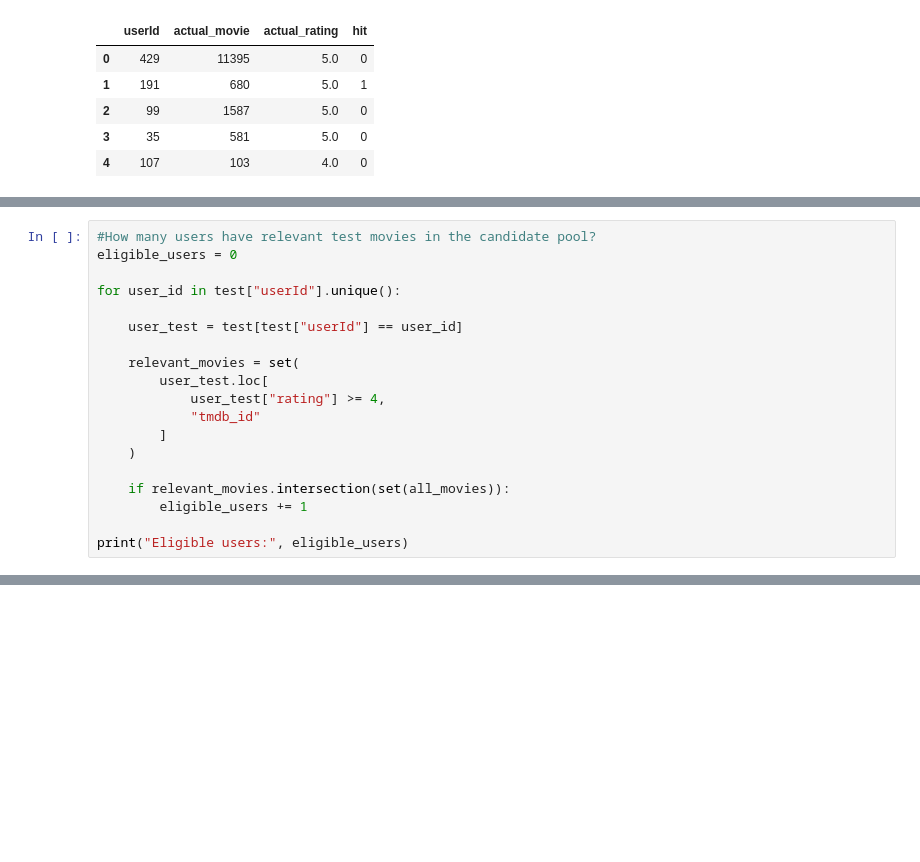
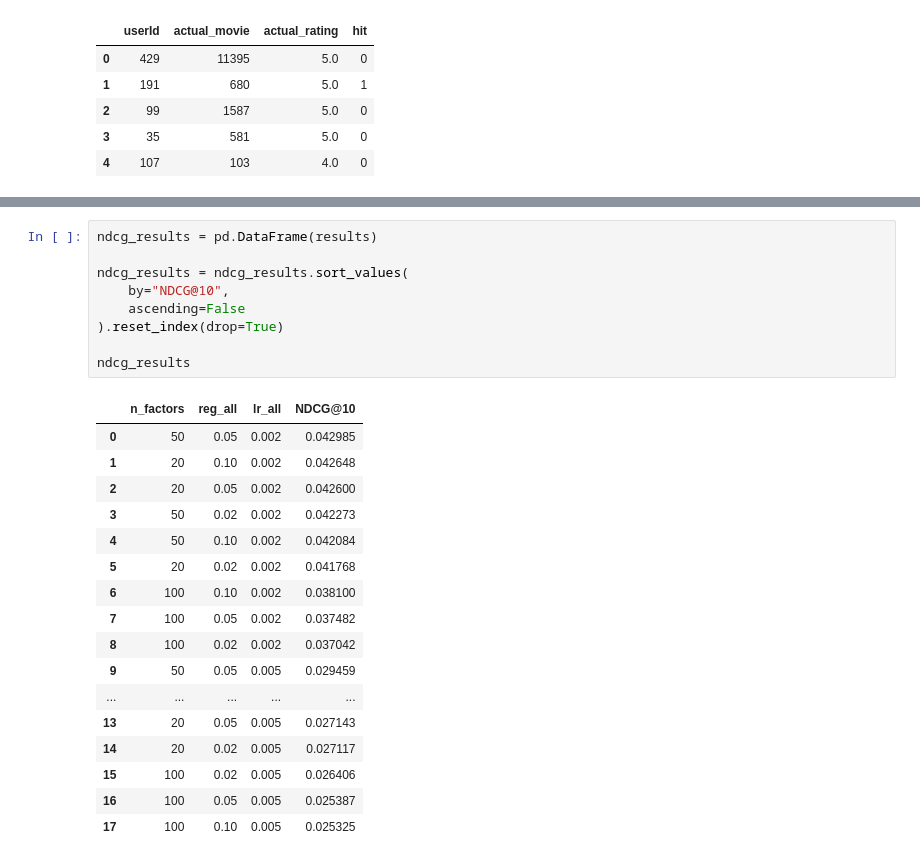
Before and after one commit to AwendyG/Movie-Recommendation-Capstone, a Jupyter notebook: Capstone.ipynb, the cells around one changed output, grey strips where cells are left out. Cells and saved outputs as stored; diff of their text form; blank space fills up the shorter version.

```diff
--- a/Capstone.ipynb
+++ b/Capstone.ipynb
@@ -2465,19 +2383,0 @@ Overlapping test and candidate movies: 607
-# %%
-#How many users have relevant test movies in the candidate pool?
-eligible_users = 0
-
-for user_id in test["userId"].unique():
-
-    user_test = test[test["userId"] == user_id]
-
-    relevant_movies = set(
-        user_test.loc[
-            user_test["rating"] >= 4,
-            "tmdb_id"
-        ]
-    )
-
-    if relevant_movies.intersection(set(all_movies)):
-        eligible_users += 1
-
-print("Eligible users:", eligible_users)
@@ -2626,0 +2893,27 @@ Percentage in top 10: 3.2948929159802307
+# %%
+ndcg_results = pd.DataFrame(results)
+
+ndcg_results = ndcg_results.sort_values(
+    by="NDCG@10",
+    ascending=False
+).reset_index(drop=True)
+
+ndcg_results
+# %% [output]
+|  | n_factors | reg_all | lr_all | NDCG@10 |
+| 0 | 50 | 0.05 | 0.002 | 0.042985 |
+| 1 | 20 | 0.10 | 0.002 | 0.042648 |
+| 2 | 20 | 0.05 | 0.002 | 0.042600 |
+| 3 | 50 | 0.02 | 0.002 | 0.042273 |
+| 4 | 50 | 0.10 | 0.002 | 0.042084 |
+| 5 | 20 | 0.02 | 0.002 | 0.041768 |
+| 6 | 100 | 0.10 | 0.002 | 0.038100 |
+| 7 | 100 | 0.05 | 0.002 | 0.037482 |
+| 8 | 100 | 0.02 | 0.002 | 0.037042 |
+| 9 | 50 | 0.05 | 0.005 | 0.029459 |
+| ... | ... | ... | ... | ... |
+| 13 | 20 | 0.05 | 0.005 | 0.027143 |
+| 14 | 20 | 0.02 | 0.005 | 0.027117 |
+| 15 | 100 | 0.02 | 0.005 | 0.026406 |
+| 16 | 100 | 0.05 | 0.005 | 0.025387 |
+| 17 | 100 | 0.10 | 0.005 | 0.025325 |
```
Also changed, not shown: parts of 136 cells of this notebook, 4 other files.
